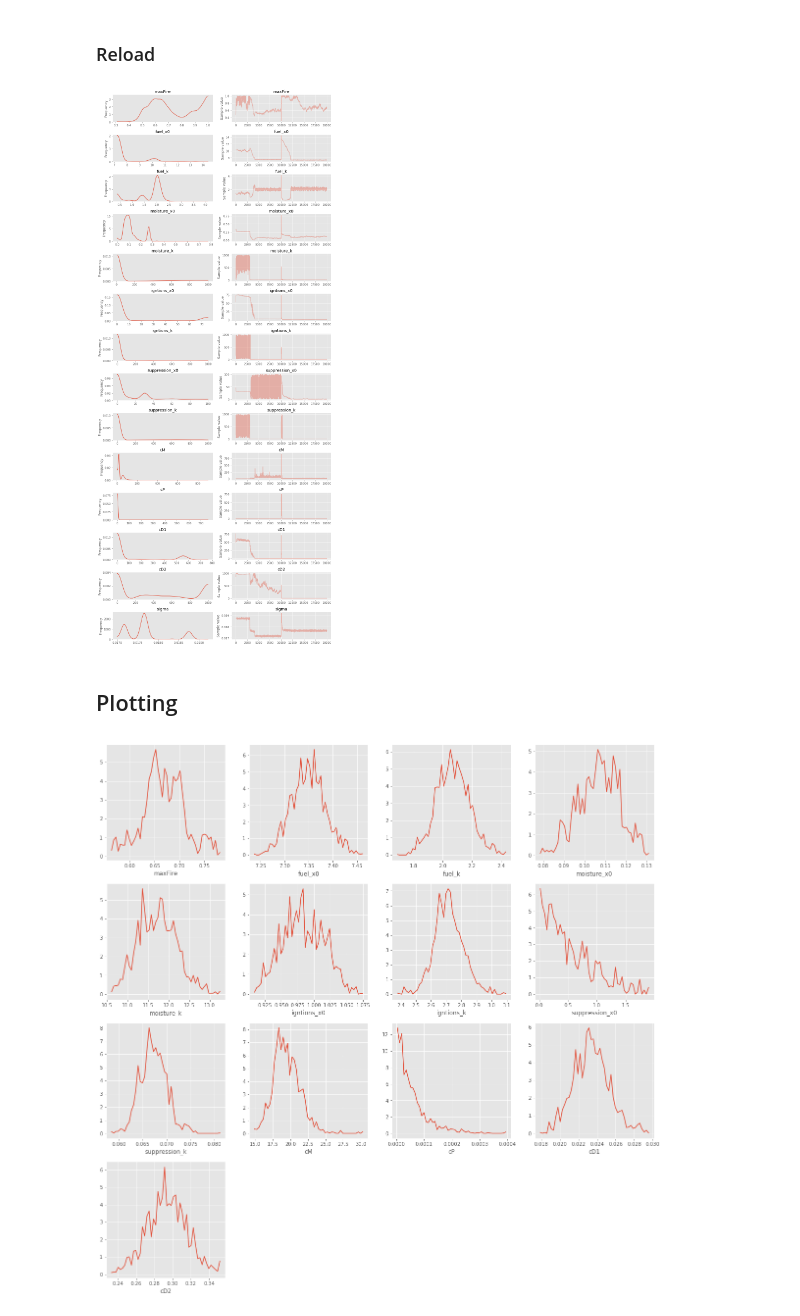
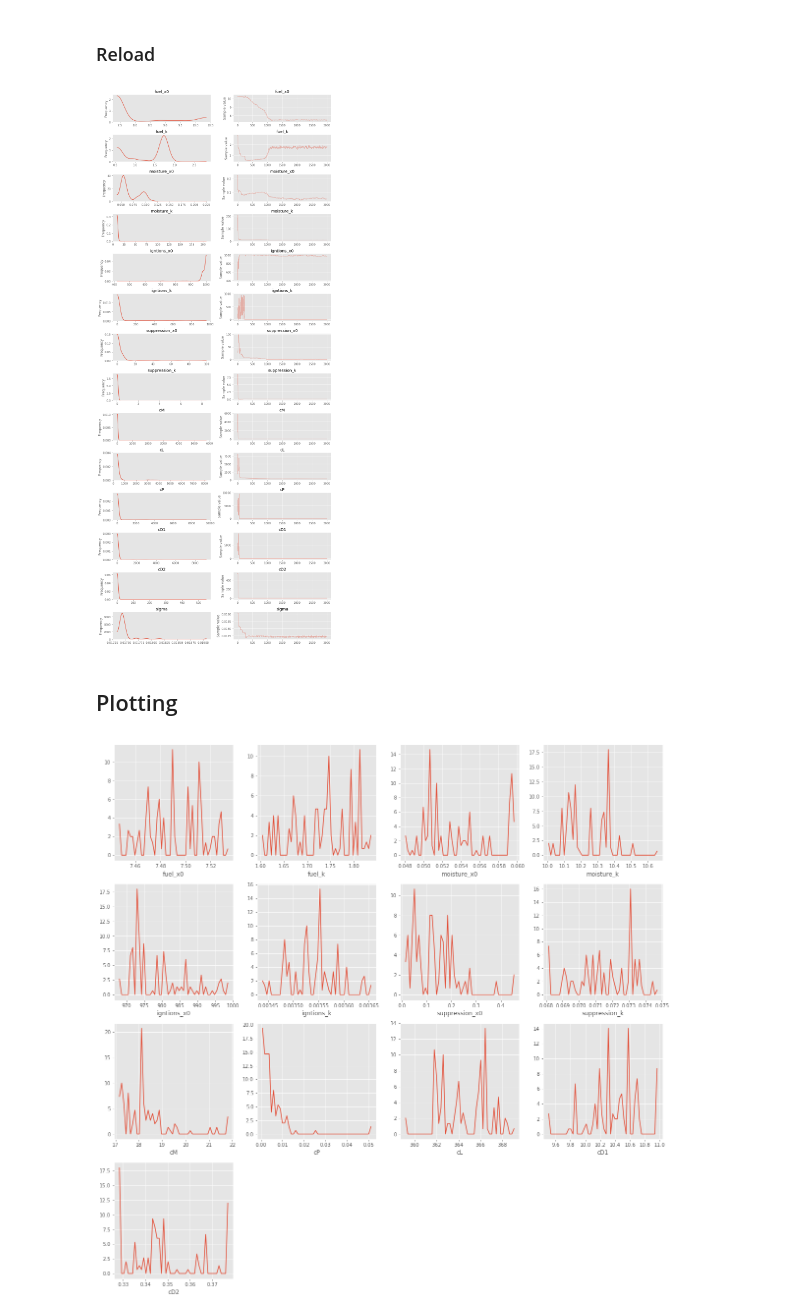
Before and after one commit to rhyswhitley/fire_limitation, a Jupyter notebook: notebooks/bayesian_inference.ipynb, the cells around one changed output. Saved outputs shown, nothing was run; the diff lists cells and outputs as text; code cells hidden in the pictures.

```diff
--- a/notebooks/bayesian_inference.ipynb
+++ b/notebooks/bayesian_inference.ipynb
@@ -114,11 +114,11 @@ plt.style.use('ggplot')
 %matplotlib inline
 
 # paths and parameters
-sample_pc     = 1
-nIterations   = 10000
+sample_pc     = 2
+nIterations   = 3000
 outPath       = "../data/globfire.csv"
 param_outpath = '../outputs/params.csv'
-trace_db      = '../data/firemodel_trace5.db'
+trace_db      = '../data/firemodel_trace8.db'
 # %%
 def npLog0 (x):
     return [np.log(i) if i > 0 else 0.0000001 for i in x]
@@ -245,26 +248,25 @@ Back to the code.., `pymc3` is quite funky in that it allows me to create an emp
 # %%
 with pm3.Model() as fire_error:
 
-    maxFire        = pm3.Uniform('maxFire'       , 0.0  , 1  )
+# first for the sigmoids
+    fuel_x0        = pm3.Uniform('fuel_x0'       ,     0.0,   20.0)
+    fuel_k         = pm3.Uniform('fuel_k'        ,   0.001,   10.0)
 
-# first for the sigmoids
-    fuel_x0        = pm3.Uniform('fuel_x0'       , 0.0  , 20 )
-    fuel_k         = pm3.Uniform('fuel_k'        , 0.001, 10 )
+    moisture_x0    = pm3.Uniform('moisture_x0'   ,     0.0,    1.0)
+    moisture_k     = pm3.Uniform('moisture_k'    ,     0.0, 1000.0)
 
-    moisture_x0    = pm3.Uniform('moisture_x0'   , 0    , 1  )
-    moisture_k     = pm3.Uniform('moisture_k'    , 0    , 1e3)
+    ignition_x0    = pm3.Uniform('igntions_x0'   ,     -1000.0,   1000.0)
+    ignition_k     = pm3.Uniform('igntions_k'    ,     0.0, 1000.0)
 
-    ignition_x0    = pm3.Uniform('igntions_x0'   , 0    , 1e2)
-    ignition_k     = pm3.Uniform('igntions_k'    , 0    , 1e3)
-
-    suppression_x0 = pm3.Uniform('suppression_x0', 0    , 100)
-    suppression_k  = pm3.Uniform('suppression_k' , 0    , 1e3)
+    suppression_x0 = pm3.Uniform('suppression_x0',     0.0,  100.0)
+    suppression_k  = pm3.Uniform('suppression_k' ,     0.0, 10.0)
 
 # now for the hyper-parameters that describe the independent fire condition covariates
-    cM  = pm3.Uniform('cM' , 0, 1e3)
-    cP  = pm3.Uniform('cP' , 0, 1e3)
-    cD1 = pm3.Uniform('cD1', 0, 1e3)
-    cD2 = pm3.Uniform('cD2', 0, 1e3)
+    cM  = pm3.Uniform('cM' , 0, 1e4)
+    cL  = pm3.Uniform('cL' , 0, 1e4)
+    cP  = pm3.Uniform('cP' , 0, 1e4)
+    cD1 = pm3.Uniform('cD1', 0, 1e4)
+    cD2 = pm3.Uniform('cD2', 0, 1e4)
 
 # describe the standard deviation in the error term
     sigma = pm3.HalfNormal('sigma', sd=1)
@@ -338,11 +340,11 @@ with fire_error:
 # %%
 pm3.traceplot(mcmc_traces);
 # %% [output]
-[figure, old version]
+[figure, new version]
 # %%
 varnames = mcmc_traces.varnames
 
-def cutFirstX(varname, ncut = 80):
+def cutFirstX(varname, ncut = 95):
     vals = mcmc_traces.get_values(varname)
     ncut = round(len(vals) * ncut / 100)
     vals = vals[ncut:]
@@ -354,35 +356,35 @@ vals.to_csv(param_outpath, index=False)
 # %% [markdown]
 ## Plotting
 # %%
-variables2Plot = ['maxFire'       ,
-                  'fuel_x0'       , 'fuel_k',
+variables2Plot = ['fuel_x0'       , 'fuel_k',
                   'moisture_x0'   , 'moisture_k',
                   'igntions_x0'   , 'igntions_k',
                   'suppression_x0', 'suppression_k',
-                  'cM'            , 'cP',
+                  'cM'            ,
+                  'cP'            , 'cL',
                   'cD1'           , 'cD2']
 
 nvar = len(variables2Plot)
 npcol = 4
 nprow = np.ceil(nvar / npcol)
 
 plt.figure(figsize=(20,5 * nprow))
 def plotVar(var1, pn):
     plt.subplot(npcol, nprow, pn)
     param = vals[var1]
 
     hist, bins = np.histogram(param, bins=50)
     hist = 100.0 * hist / np.sum(hist)
     bins = bins[1:] - np.diff(bins)/2
     plt.plot(bins, hist)
     plt.xlabel(var1)
 
 pn = 0
 for i in variables2Plot:
     pn = pn + 1
     plotVar(i, pn)
 # %% [output]
-[figure, old version]
+[figure, new version]
 # %%
 from pdb import set_trace as browser
 
```
Also changed, not shown: parts of 7 cells of this notebook.
